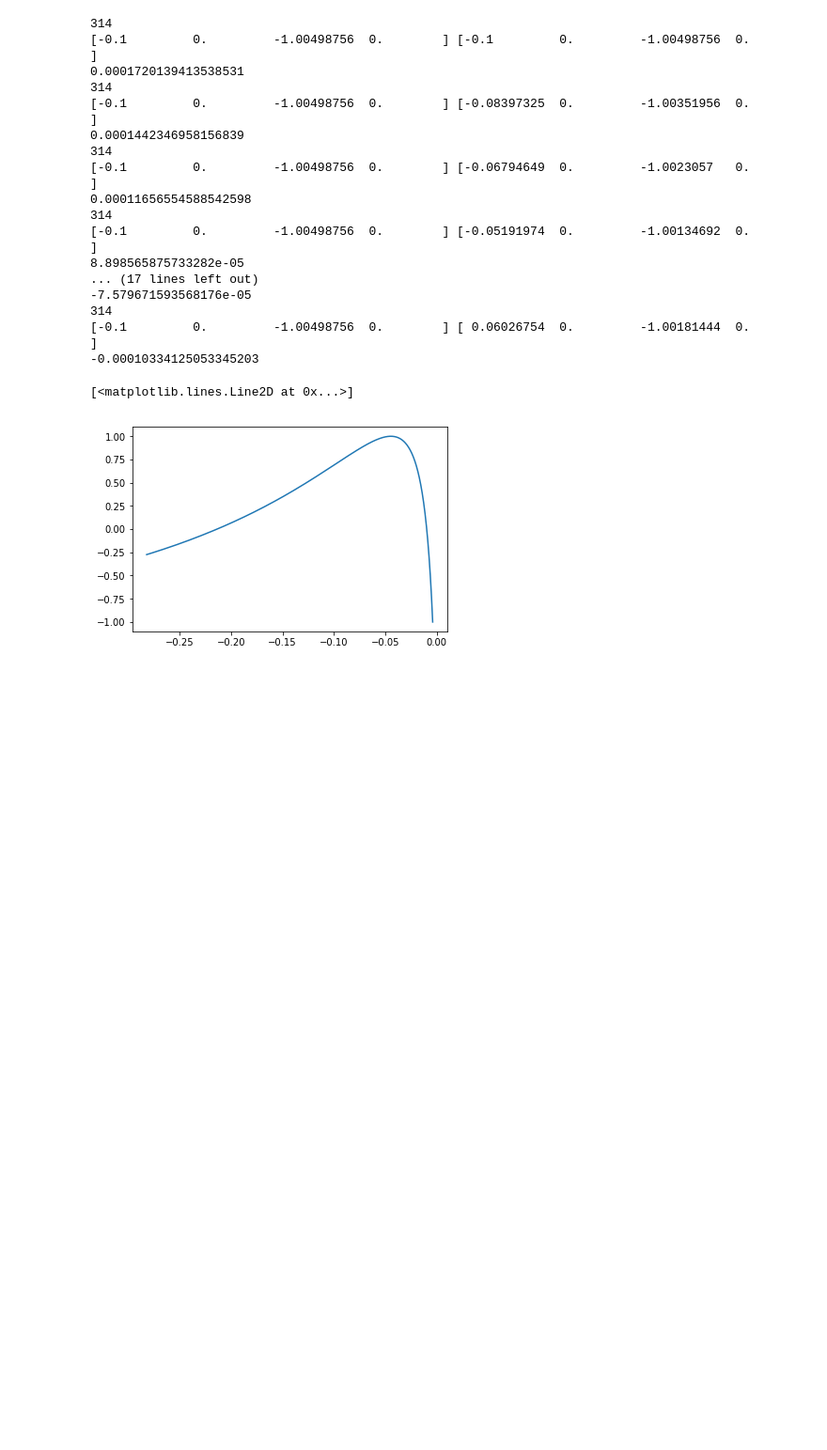
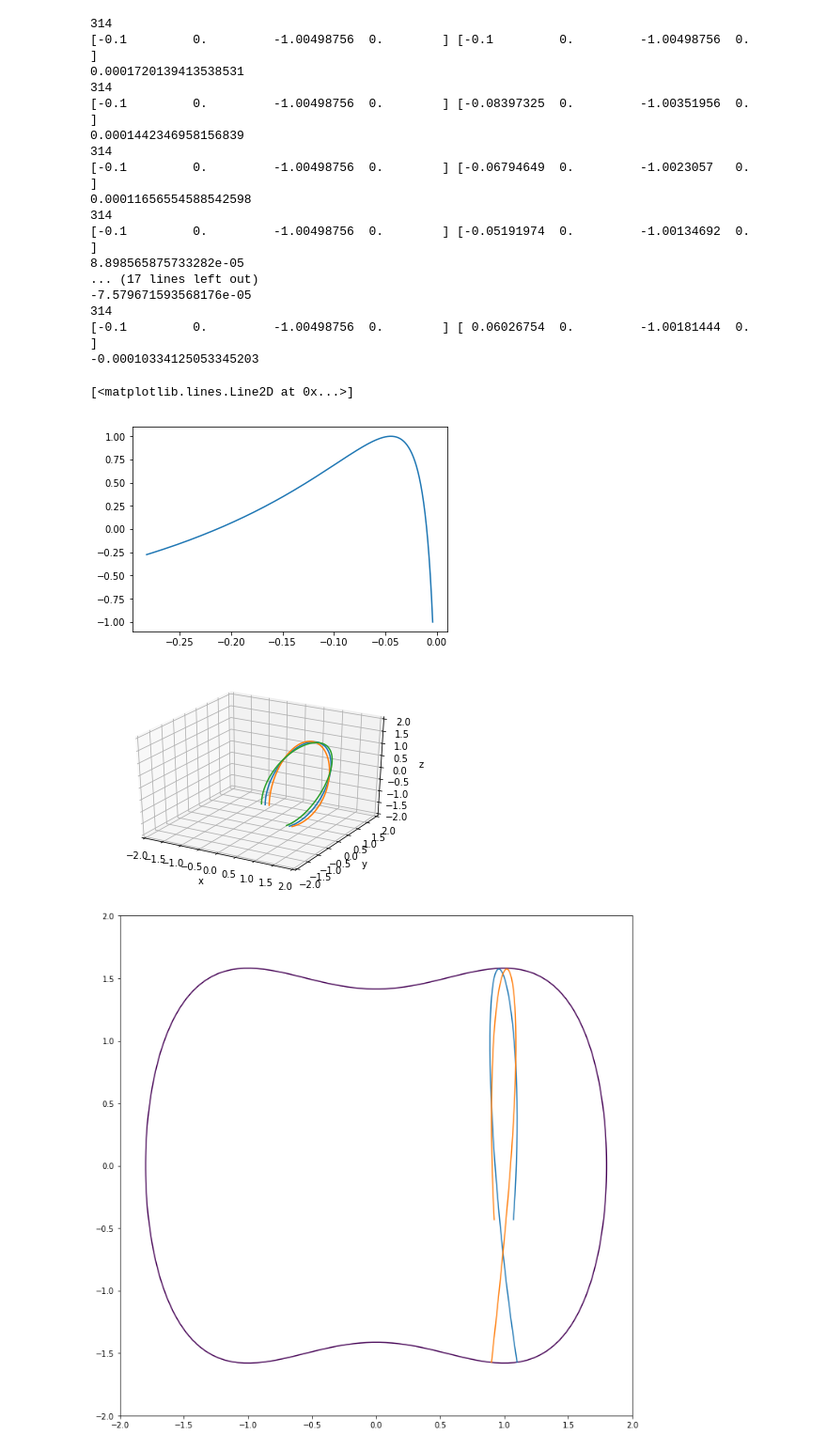
Before and after one commit to WyLyu/UPOsHam, a Jupyter notebook: TurningPoint.ipynb, the cells around one changed output. Shown: that part at 94% size. Cells and saved outputs as stored; diff of their text form; code cells hidden in the pictures; blank space fills up the shorter version.

```diff
--- a/TurningPoint.ipynb
+++ b/TurningPoint.ipynb
@@ -151,3 +151,73 @@ ax.plot(statesnew0[:,0], statesnew0[:,2])
 -0.00010334125053345203
 [<matplotlib.lines.Line2D at 0x...>]
 [figure]
+# %%
+import numpy as np
+import matplotlib.pyplot as plt
+from scipy.integrate import odeint,quad,trapz
+import math
+from IPython.display import Image # for Notebook
+from IPython.core.display import HTML
+from mpl_toolkits.mplot3d import Axes3D
+from numpy import linalg as LA
+
+
+alpha = 1.0
+beta = 1.0
+omega = 1.0
+
+"""Initial Condition for the true periodic orbit"""
+state0_1 = [1,0.0 ,-math.sqrt(2.5) ,0.0]
+"""Trial initial Condition s.t. the dot product of p_perpendicular_1 and p_perpendicular_2 is negative"""
+state0_2 = [1.1,0.0 , -math.sqrt(2+1.1**2-0.5*1.1**4),0.0]
+state0_3 = [0.9,0.0 , -math.sqrt(2+1.1**2-0.5*1.1**4),0.0]
+t = np.arange(0.0, 5.0, 0.01)
+
+
+"""Define the Hamiltonian as a function"""
+def H(fun,t):
+    x,px,y,py=fun
+    derivative=[px,alpha*x-beta*x**3, omega*py, -omega*y]
+    return derivative
+
+
+states1 = odeint(H, state0_1, t)
+states2 = odeint(H, state0_2, t)
+states3 = odeint(H, state0_3, t)
+fig = plt.figure()
+ax = fig.gca(projection='3d')
+ax.plot(states1[:,0], states1[:,2], states1[:,3])
+ax.plot(states2[:,0], states2[:,2], states2[:,3])
+ax.plot(states3[:,0], states3[:,2], states3[:,3])
+ax.set_xlabel('x')
+ax.set_ylabel('y')
+ax.set_zlabel('z')
+ax.set_xlim(-2, 2)
+ax.set_ylim(-2, 2)
+ax.set_zlim(-2, 2)
+plt.show()
+
+def potential(x,y):
+    return -0.5*alpha*x**2+0.25*beta*x**4+0.5*omega*y**2
+
+def H_Contour(V):
+    x=np.linspace(-5.0,5.0,200)
+    y=np.linspace(-5.0,5.0,200)
+    X,Y=np.meshgrid(x,y)
+    Z=np.zeros((200,200))
+    for i in range(200):
+        for j in range(200):
+            Z[i,j]=potential(X[i,j],Y[i,j])
+    plt.figure(figsize=(12,12))
+    plt.contour(X,Y,Z,V)
+    ax = plt.axes()
+    'ax.plot(states1[:,0], states1[:,2])'
+    ax.plot(states2[:,0], states2[:,2])
+    ax.plot(states3[:,0], states3[:,2])
+    plt.xlim(-2,2)
+    plt.ylim(-2,2)
+    'plt.show()'
+H_Contour([1.0])
+# %% [output]
+[figure, added]
+[figure, added]
```
Also changed, not shown: parts of 2 cells of this notebook.
